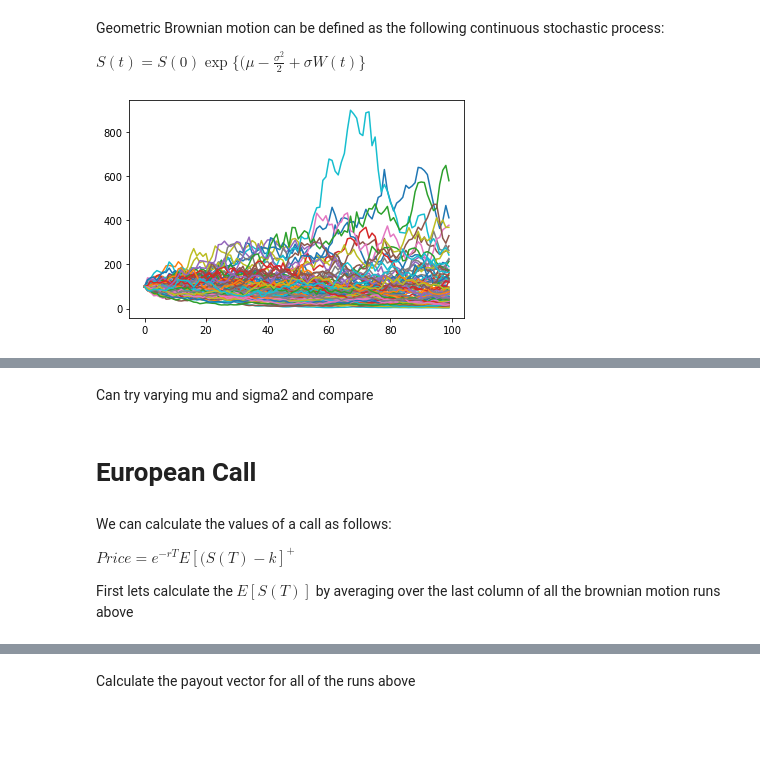
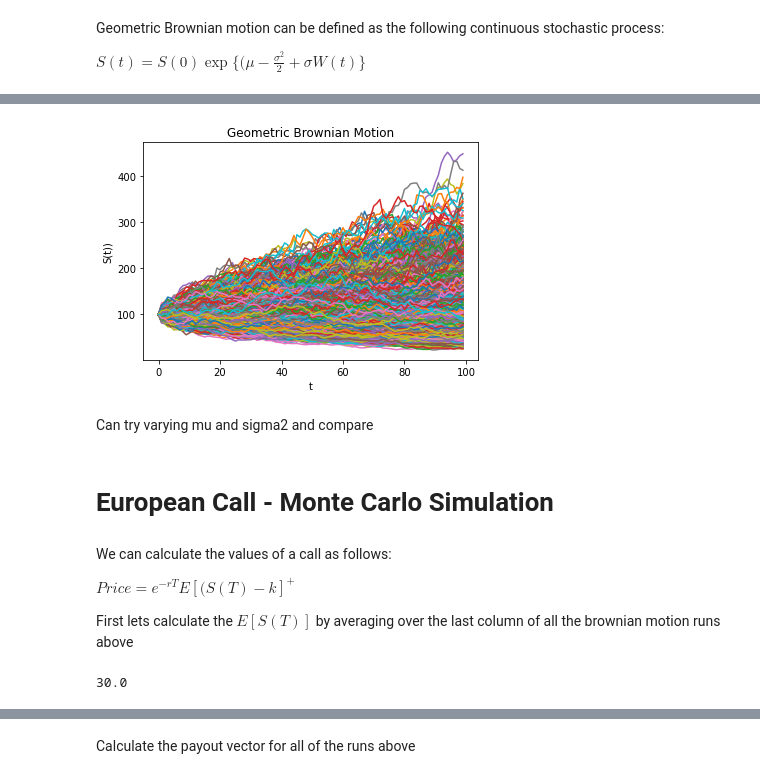
Before and after one commit to mrodek/ISYE6644-GRP236-OptionPricing, a Jupyter notebook: OptionsPricingSimulation.ipynb, the cells around one changed output, grey strips where cells are left out. Saved outputs shown, nothing was run; the diff lists cells and outputs as text; code cells hidden in the pictures; blank space fills up the shorter version.

```diff
--- a/OptionsPricingSimulation.ipynb
+++ b/OptionsPricingSimulation.ipynb
@@ -45,19 +65,33 @@ $ S(t) = S(0)\exp\{(\mu-\frac{\sigma^2}{2} + \sigma W(t)\} $
 # %%
 ### Set simulation constants and initialize m*n array
-START_PRICE = 100
-mu = 0.1
-sigma2 = 1
-S = np.zeros((m,n))
-S[:,0] = START_PRICE
 
+def gbm(start_price=100, mu=0.05, sigma2 = 0.15, n=100, m=int(1e4), vectorize=True):
+    W = bm(m=m,n=n)
+    S = np.zeros((m,n))
+    S[:,0] = start_price
 
-for i in range(m):
-    for j in range(1,n):
-        S[i,j] = START_PRICE*(np.exp((mu-sigma2/2)*j/n +
-                     sigma2**0.5*W[i,j] ))
+    if not vectorize:
+        for i in range(m):
+            for j in range(1,n):
+                S[i,j] = start_price*(np.exp((mu-sigma2/2)*j/n +
+                             sigma2**0.5*W[i,j] ))
+        return S
+
+    # J is an m*n matrix whose values are the column indices (and each row is the same)
+    J = np.arange(n)[1:]
+    S[:,1:] = start_price*(np.exp((mu-sigma2/2)*J/n + sigma2**0.5*W[:,1:]))
+
+    return S
-# %%
-plt.clf()
-plt.plot(S.T)
-plt.show()
-# %% [output]
-[figure, removed]
+# %%
+start = time.time()
+S_ = gbm(start_price=100, mu=0.05, sigma2=0.15, m=int(1e4), n=100)
+end = time.time()
+print(f"Elapsed: {end-start}")
+
+plt.clf()
+plt.plot(S_.T)
+plt.title("Geometric Brownian Motion")
+plt.xlabel("t")
+plt.ylabel("S(t)")
+plt.show()
+# %% [output]
@@ -64,7 +99,8 @@ plt.show()
+[figure, added]
 # %% [markdown]
 Can try varying mu and sigma2 and compare
 # %% [markdown]
-# European Call
+# European Call - Monte Carlo Simulation
 # %% [markdown]
 We can calculate the values of a call as follows:
 
@@ -77,0 +110,4 @@ k = 130 # Strike price
+# %%
+n * 0.3
+# %% [output]
+30.0
```
Also changed, not shown: parts of 54 cells of this notebook.
